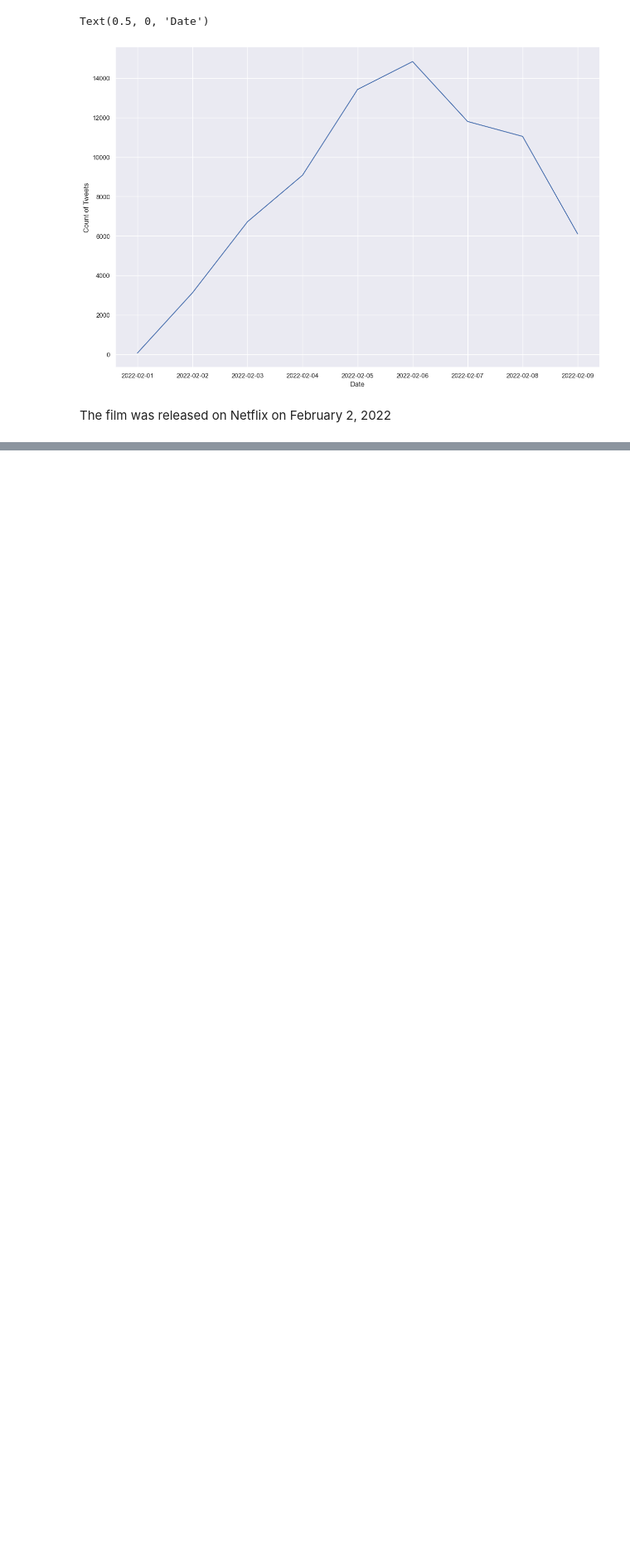
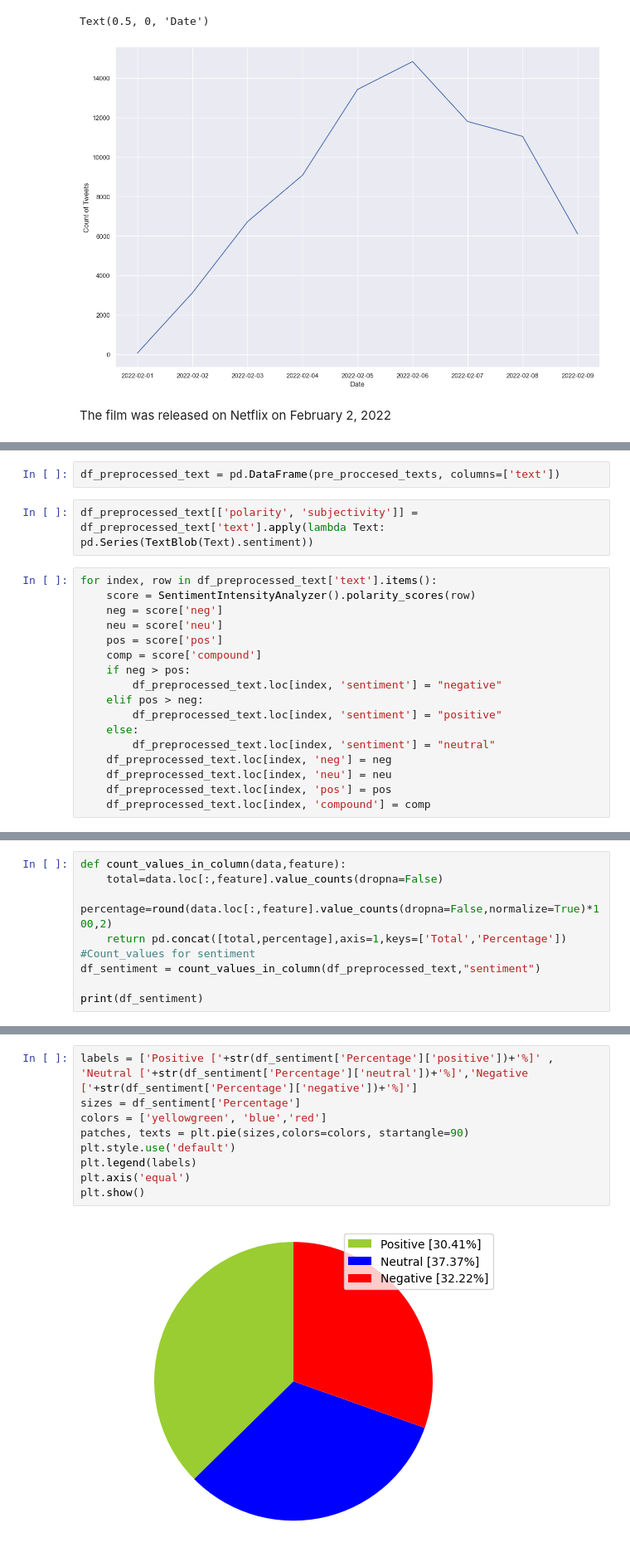
Before and after one commit to alexkneis/notebooks, a Jupyter notebook: text-analytics/tinder_swindler_tweets_analysis/tinder_swindler.ipynb, the cells around one changed output, grey strips where cells are left out. Shown: that part at 83% size. Saved outputs shown, nothing was run; the diff lists cells and outputs as text; blank space fills up the shorter version.

```diff
--- a/text-analytics/tinder_swindler_tweets_analysis/tinder_swindler.ipynb
+++ b/text-analytics/tinder_swindler_tweets_analysis/tinder_swindler.ipynb
@@ -365,0 +425,21 @@ The film was released on Netflix on February 2, 2022
+# %%
+df_preprocessed_text = pd.DataFrame(pre_proccesed_texts, columns=['text'])
+# %%
+df_preprocessed_text[['polarity', 'subjectivity']] = df_preprocessed_text['text'].apply(lambda Text: pd.Series(TextBlob(Text).sentiment))
+# %%
+for index, row in df_preprocessed_text['text'].items():
+    score = SentimentIntensityAnalyzer().polarity_scores(row)
+    neg = score['neg']
+    neu = score['neu']
+    pos = score['pos']
+    comp = score['compound']
+    if neg > pos:
+        df_preprocessed_text.loc[index, 'sentiment'] = "negative"
+    elif pos > neg:
+        df_preprocessed_text.loc[index, 'sentiment'] = "positive"
+    else:
+        df_preprocessed_text.loc[index, 'sentiment'] = "neutral"
+    df_preprocessed_text.loc[index, 'neg'] = neg
+    df_preprocessed_text.loc[index, 'neu'] = neu
+    df_preprocessed_text.loc[index, 'pos'] = pos
+    df_preprocessed_text.loc[index, 'compound'] = comp
@@ -365,0 +459,9 @@ The film was released on Netflix on February 2, 2022
+# %%
+def count_values_in_column(data,feature):
+    total=data.loc[:,feature].value_counts(dropna=False)
+    percentage=round(data.loc[:,feature].value_counts(dropna=False,normalize=True)*100,2)
+    return pd.concat([total,percentage],axis=1,keys=['Total','Percentage'])
+#Count_values for sentiment
+df_sentiment = count_values_in_column(df_preprocessed_text,"sentiment")
+
+print(df_sentiment)
@@ -366 +473,12 @@ The film was released on Netflix on February 2, 2022
+# %%
+labels = ['Positive ['+str(df_sentiment['Percentage']['positive'])+'%]' , 'Neutral ['+str(df_sentiment['Percentage']['neutral'])+'%]','Negative ['+str(df_sentiment['Percentage']['negative'])+'%]']
+sizes = df_sentiment['Percentage']
+colors = ['yellowgreen', 'blue','red']
+patches, texts = plt.pie(sizes,colors=colors, startangle=90)
+plt.style.use('default')
+plt.legend(labels)
+plt.axis('equal')
+plt.show()
+# %% [output]
+[figure, added]
 # %% [markdown]
```
Also changed, not shown: parts of 38 cells of this notebook.
